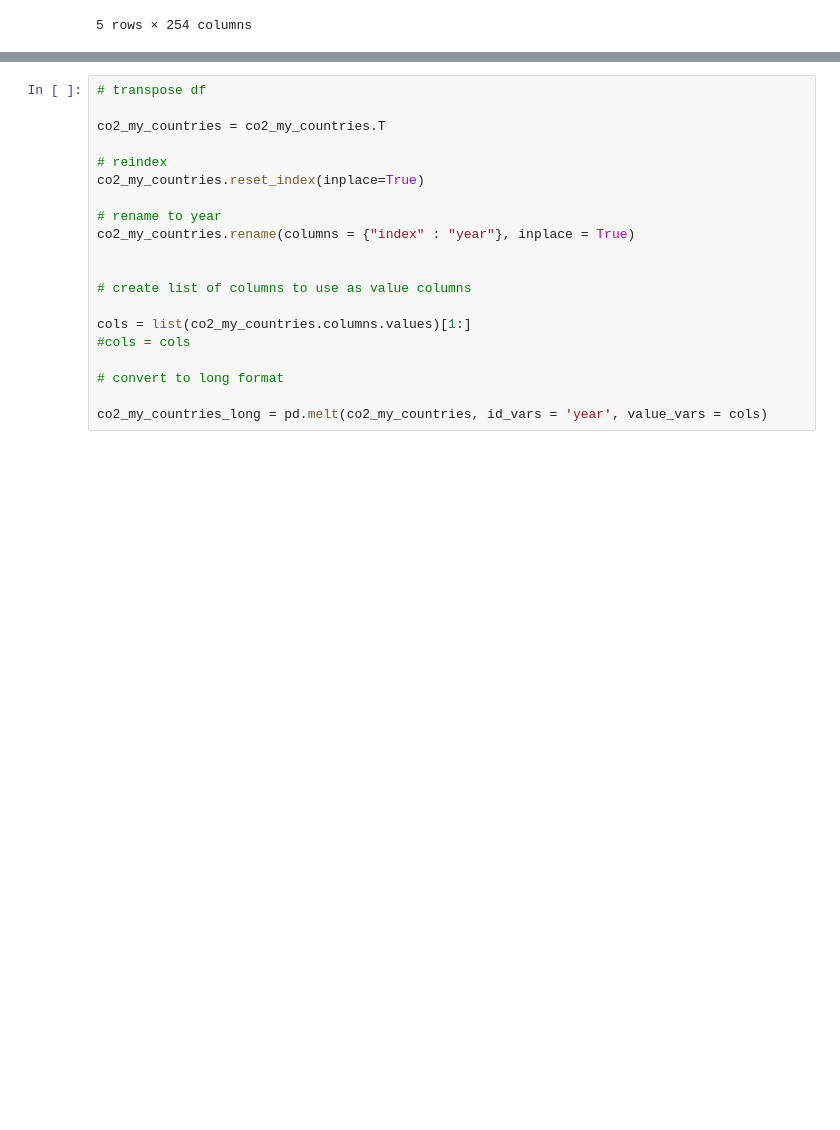
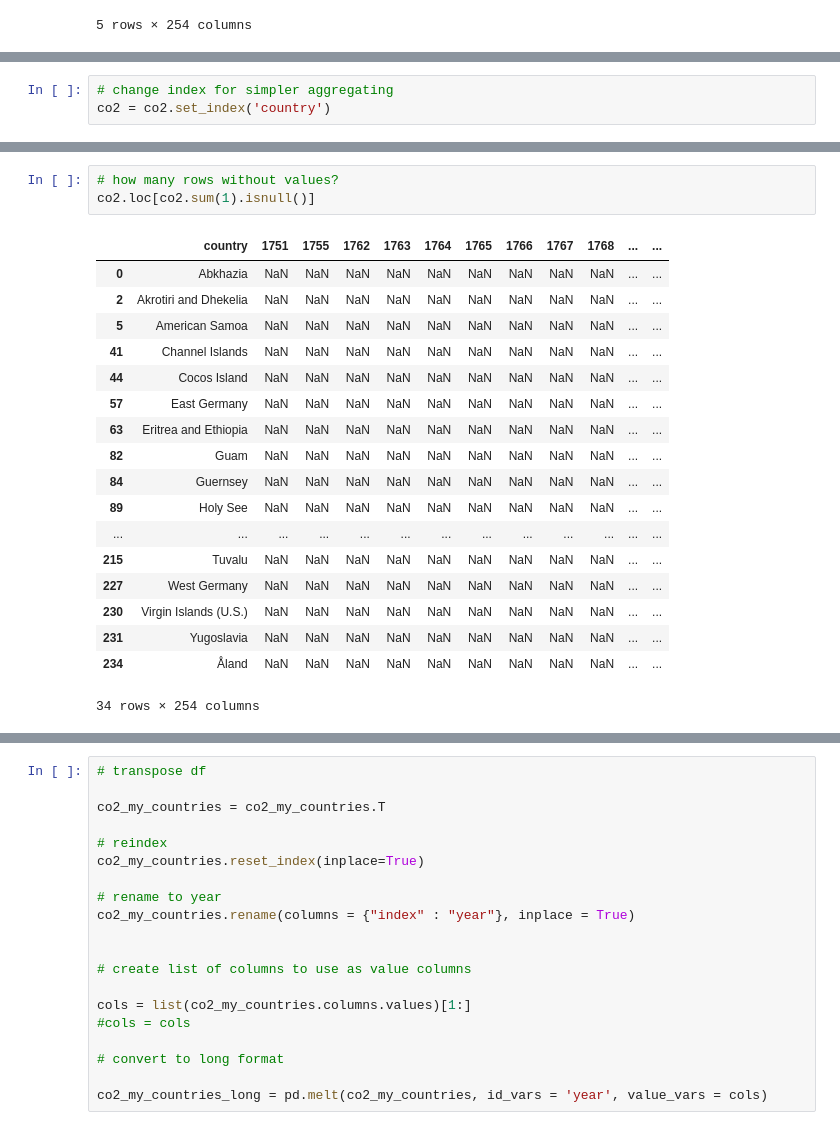
Before and after one commit to limegimlet/data_analysis_gapminder_co2, a Jupyter notebook: gapminder/investigate_gapminder_co2_data.ipynb, the cells around one changed output, grey strips where cells are left out. Cells and saved outputs as stored; diff of their text form; blank space fills up the shorter version.

```diff
--- a/gapminder/investigate_gapminder_co2_data.ipynb
+++ b/gapminder/investigate_gapminder_co2_data.ipynb
@@ -130,0 +134,3 @@ dtype: object
+# %%
+# change index for simpler aggregating
+co2 = co2.set_index('country')
@@ -130,0 +192,22 @@ dtype: object
+# %%
+# how many rows without values?
+co2.loc[co2.sum(1).isnull()]
+# %% [output]
+|  | country | 1751 | 1755 | 1762 | 1763 | 1764 | 1765 | 1766 | 1767 | 1768 | ... | ... |
+| 0 | Abkhazia | NaN | NaN | NaN | NaN | NaN | NaN | NaN | NaN | NaN | ... | ... |
+| 2 | Akrotiri and Dhekelia | NaN | NaN | NaN | NaN | NaN | NaN | NaN | NaN | NaN | ... | ... |
+| 5 | American Samoa | NaN | NaN | NaN | NaN | NaN | NaN | NaN | NaN | NaN | ... | ... |
+| 41 | Channel Islands | NaN | NaN | NaN | NaN | NaN | NaN | NaN | NaN | NaN | ... | ... |
+| 44 | Cocos Island | NaN | NaN | NaN | NaN | NaN | NaN | NaN | NaN | NaN | ... | ... |
+| 57 | East Germany | NaN | NaN | NaN | NaN | NaN | NaN | NaN | NaN | NaN | ... | ... |
+| 63 | Eritrea and Ethiopia | NaN | NaN | NaN | NaN | NaN | NaN | NaN | NaN | NaN | ... | ... |
+| 82 | Guam | NaN | NaN | NaN | NaN | NaN | NaN | NaN | NaN | NaN | ... | ... |
+| 84 | Guernsey | NaN | NaN | NaN | NaN | NaN | NaN | NaN | NaN | NaN | ... | ... |
+| 89 | Holy See | NaN | NaN | NaN | NaN | NaN | NaN | NaN | NaN | NaN | ... | ... |
+| ... | ... | ... | ... | ... | ... | ... | ... | ... | ... | ... | ... | ... |
+| 215 | Tuvalu | NaN | NaN | NaN | NaN | NaN | NaN | NaN | NaN | NaN | ... | ... |
+| 227 | West Germany | NaN | NaN | NaN | NaN | NaN | NaN | NaN | NaN | NaN | ... | ... |
+| 230 | Virgin Islands (U.S.) | NaN | NaN | NaN | NaN | NaN | NaN | NaN | NaN | NaN | ... | ... |
+| 231 | Yugoslavia | NaN | NaN | NaN | NaN | NaN | NaN | NaN | NaN | NaN | ... | ... |
+| 234 | Åland | NaN | NaN | NaN | NaN | NaN | NaN | NaN | NaN | NaN | ... | ... |
+34 rows × 254 columns
```
Also changed, not shown: parts of 38 cells of this notebook, 1 other file.
